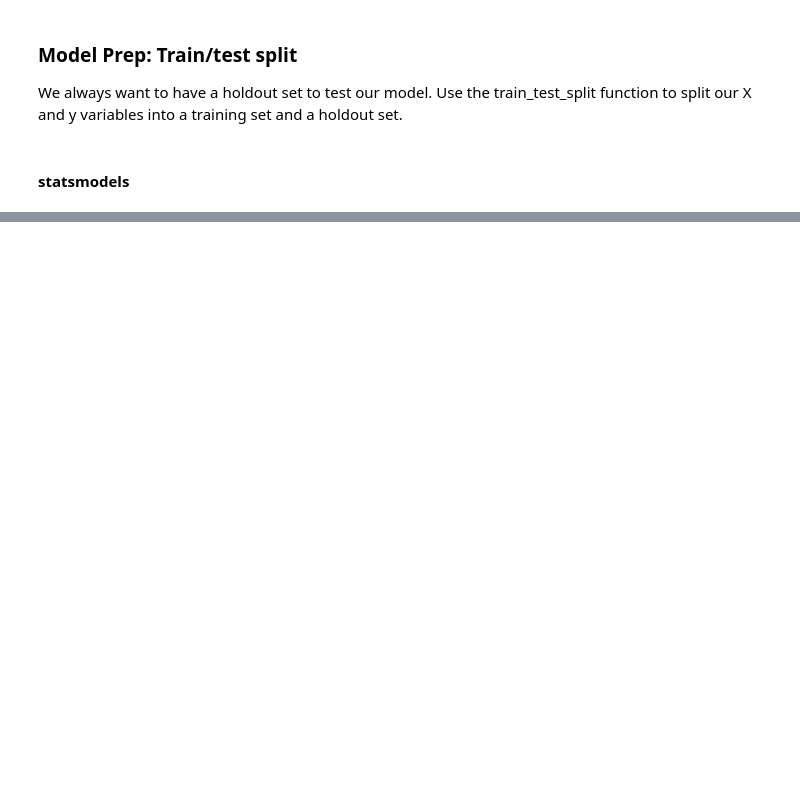
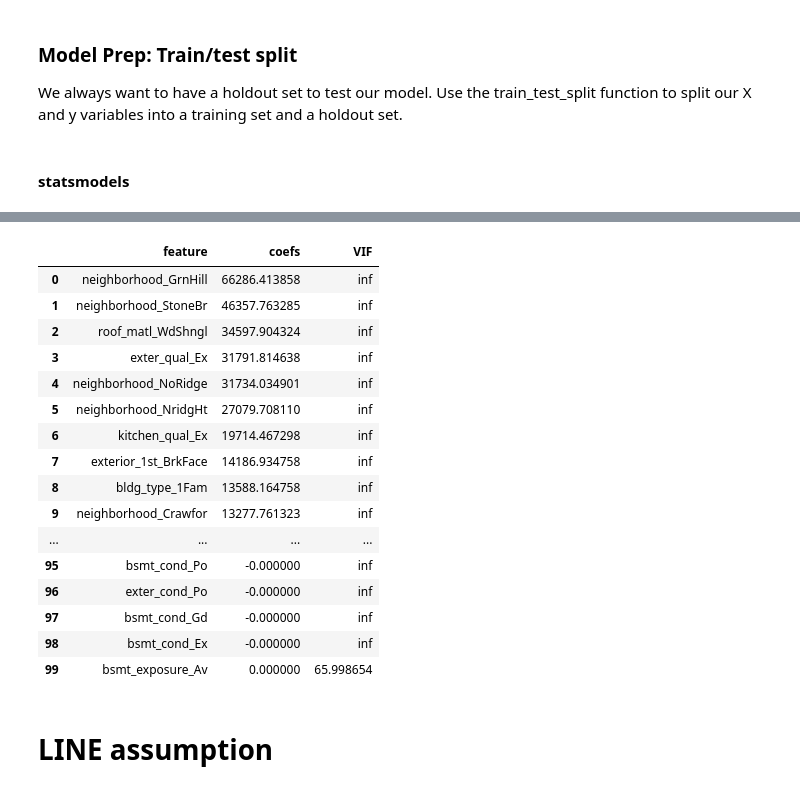
Before and after one commit to oliverfyh/Project-Ames-Housing-Data-and-Kaggle-Challenge, a Jupyter notebook: code/starter-code.ipynb, the cells around one changed output, grey strips where cells are left out. Saved outputs shown, nothing was run; the diff lists cells and outputs as text; code cells hidden in the pictures; blank space fills up the shorter version.

```diff
--- a/code/starter-code.ipynb
+++ b/code/starter-code.ipynb
@@ -1020,0 +869,7 @@ ValueError: Input contains NaN, infinity or a value too large for dtype('float64
+# %%
+coefs = best_gs.best_estimator_.named_steps["classifier"].coef_
+# %%
+coefs_list = sorted(list(zip(features_final,coefs)),reverse=True, key=lambda x: np.abs(x[1]))
+# %%
+for i in coefs_list:
+    print(i)
@@ -1020,0 +896,10 @@ ValueError: Input contains NaN, infinity or a value too large for dtype('float64
+# %%
+# VIF dataframe
+vif_data = pd.DataFrame()
+vif_data["feature"] = X_train.columns
+
+# calculating VIF for each feature
+vif_data["VIF"] = [variance_inflation_factor(X_train.values, i)
+                          for i in range(len(X_train.columns))]
+
+print(vif_data)
@@ -1020,0 +924,30 @@ ValueError: Input contains NaN, infinity or a value too large for dtype('float64
+# %%
+df_coefs = pd.DataFrame(coefs_list)
+df_coefs.columns = ["feature", 'coefs']
+df_lr_params = pd.merge(left = df_coefs,
+                        right = vif_data,
+                        on ="feature" )
+
+df_lr_params.sort_values(by=['coefs'],ascending=False,inplace=True)
+df_lr_params.reset_index(inplace=True,drop=True)
+df_lr_params.head(100)
+# %% [output]
+|  | feature | coefs | VIF |
+| 0 | neighborhood_GrnHill | 66286.413858 | inf |
+| 1 | neighborhood_StoneBr | 46357.763285 | inf |
+| 2 | roof_matl_WdShngl | 34597.904324 | inf |
+| 3 | exter_qual_Ex | 31791.814638 | inf |
+| 4 | neighborhood_NoRidge | 31734.034901 | inf |
+| 5 | neighborhood_NridgHt | 27079.708110 | inf |
+| 6 | kitchen_qual_Ex | 19714.467298 | inf |
+| 7 | exterior_1st_BrkFace | 14186.934758 | inf |
+| 8 | bldg_type_1Fam | 13588.164758 | inf |
+| 9 | neighborhood_Crawfor | 13277.761323 | inf |
+| ... | ... | ... | ... |
+| 95 | bsmt_cond_Po | -0.000000 | inf |
+| 96 | exter_cond_Po | -0.000000 | inf |
+| 97 | bsmt_cond_Gd | -0.000000 | inf |
+| 98 | bsmt_cond_Ex | -0.000000 | inf |
+| 99 | bsmt_exposure_Av | 0.000000 | 65.998654 |
+# %% [markdown]
+# LINE assumption
```
Also changed, not shown: parts of 66 cells of this notebook.
